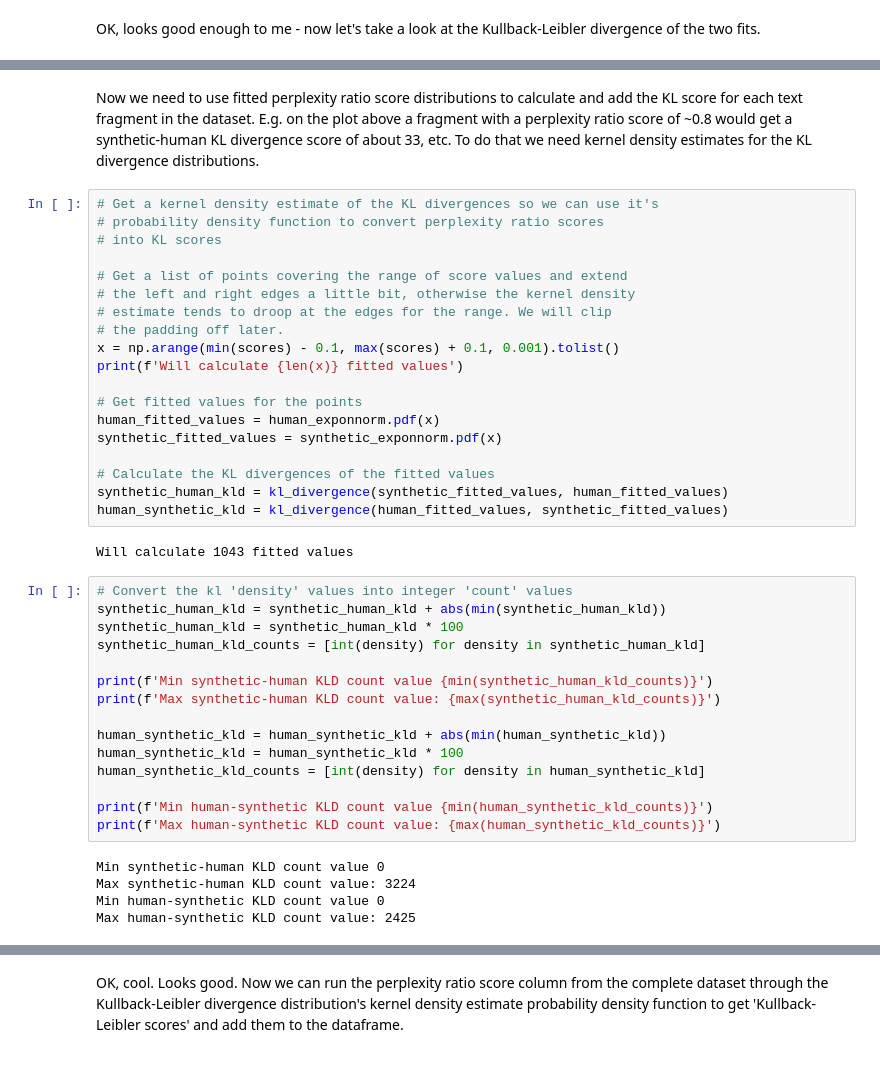
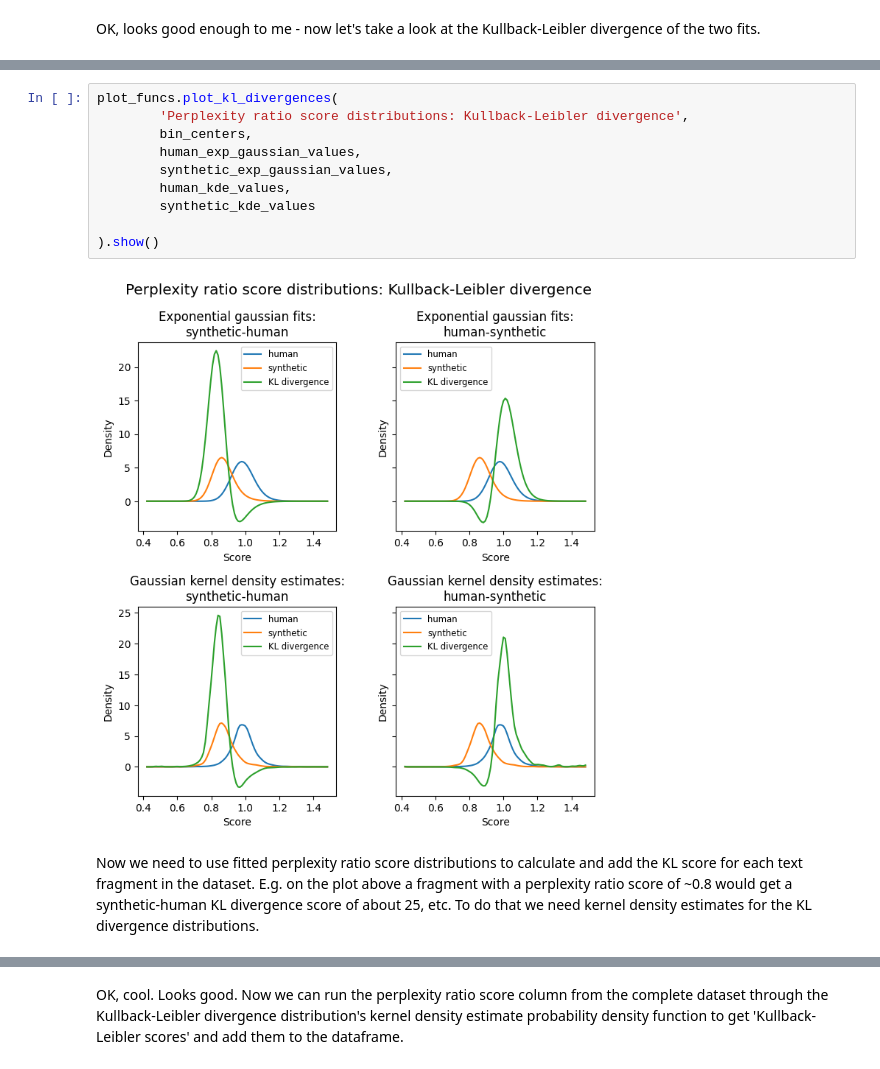
Before and after one commit to gperdrizet/llm_detector, a Jupyter notebook: classifier/notebooks/02-perplexity_ratio_score_finalized.ipynb, the cells around one changed output, grey strips where cells are left out. Cells and saved outputs as stored; diff of their text form.

```diff
--- a/classifier/notebooks/02-perplexity_ratio_score_finalized.ipynb
+++ b/classifier/notebooks/02-perplexity_ratio_score_finalized.ipynb
@@ -112,43 +127,14 @@ plt.show()
+# %%
+plot_funcs.plot_kl_divergences(
+        'Perplexity ratio score distributions: Kullback-Leibler divergence',
+        bin_centers,
+        human_exp_gaussian_values,
+        synthetic_exp_gaussian_values,
+        human_kde_values,
+        synthetic_kde_values
+
+).show()
+# %% [output]
+[figure, added]
 # %% [markdown]
-Now we need to use fitted perplexity ratio score distributions to calculate and add the KL score for each text fragment in the dataset. E.g. on the plot above a fragment with a perplexity ratio score of ~0.8 would get a synthetic-human KL divergence score of about 33, etc. To do that we need kernel density estimates for the KL divergence distributions.
+Now we need to use fitted perplexity ratio score distributions to calculate and add the KL score for each text fragment in the dataset. E.g. on the plot above a fragment with a perplexity ratio score of ~0.8 would get a synthetic-human KL divergence score of about 25, etc. To do that we need kernel density estimates for the KL divergence distributions.
-# %%
-# Get a kernel density estimate of the KL divergences so we can use it's
-# probability density function to convert perplexity ratio scores
-# into KL scores
-
-# Get a list of points covering the range of score values and extend
-# the left and right edges a little bit, otherwise the kernel density
-# estimate tends to droop at the edges for the range. We will clip
-# the padding off later.
-x = np.arange(min(scores) - 0.1, max(scores) + 0.1, 0.001).tolist()
-print(f'Will calculate {len(x)} fitted values')
-
-# Get fitted values for the points
-human_fitted_values = human_exponnorm.pdf(x)
-synthetic_fitted_values = synthetic_exponnorm.pdf(x)
-
-# Calculate the KL divergences of the fitted values
-synthetic_human_kld = kl_divergence(synthetic_fitted_values, human_fitted_values)
-human_synthetic_kld = kl_divergence(human_fitted_values, synthetic_fitted_values)
-# %% [output]
-Will calculate 1043 fitted values
-# %%
-# Convert the kl 'density' values into integer 'count' values
-synthetic_human_kld = synthetic_human_kld + abs(min(synthetic_human_kld))
-synthetic_human_kld = synthetic_human_kld * 100
-synthetic_human_kld_counts = [int(density) for density in synthetic_human_kld]
-
-print(f'Min synthetic-human KLD count value {min(synthetic_human_kld_counts)}')
-print(f'Max synthetic-human KLD count value: {max(synthetic_human_kld_counts)}')
-
-human_synthetic_kld = human_synthetic_kld + abs(min(human_synthetic_kld))
-human_synthetic_kld = human_synthetic_kld * 100
-human_synthetic_kld_counts = [int(density) for density in human_synthetic_kld]
-
-print(f'Min human-synthetic KLD count value {min(human_synthetic_kld_counts)}')
-print(f'Max human-synthetic KLD count value: {max(human_synthetic_kld_counts)}')
-# %% [output]
-Min synthetic-human KLD count value 0
-Max synthetic-human KLD count value: 3224
-Min human-synthetic KLD count value 0
-Max human-synthetic KLD count value: 2425
```
Also changed, not shown: parts of 24 cells of this notebook, 8 other files.
